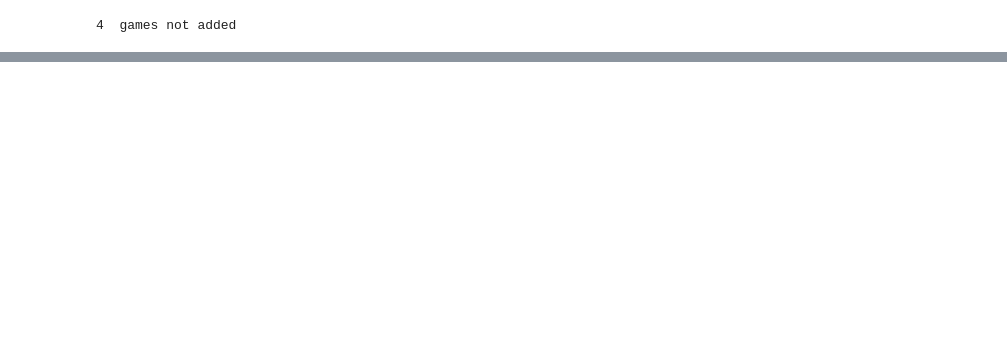
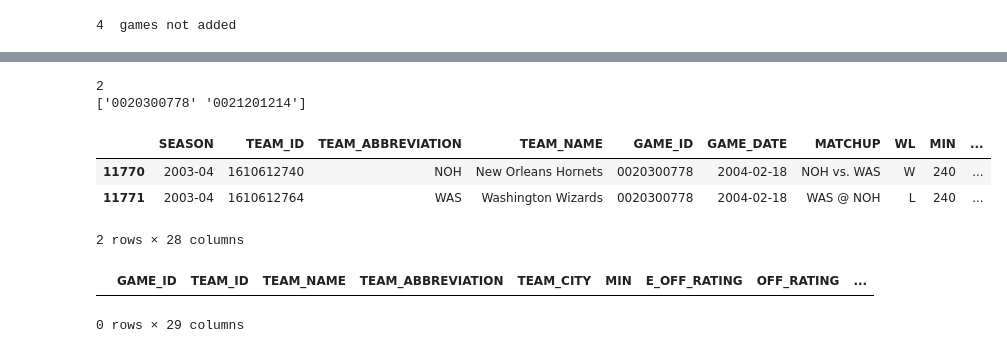
Before and after one commit to jnshzk/nba_beating_the_spread, a Jupyter notebook: nba_data_collection.ipynb, the cells around one changed output, grey strips where cells are left out. Saved outputs shown, nothing was run; the diff lists cells and outputs as text; code cells hidden in the pictures; blank space fills up the shorter version.

```diff
--- a/nba_data_collection.ipynb
+++ b/nba_data_collection.ipynb
@@ -415,0 +467,22 @@ team_advanced_boxscores_df.head()
+# %%
+team_advanced_boxscores_test = pd.read_sql('select * from team_advanced_boxscores', con)
+advanced_game_ids_test = team_advanced_boxscores_test['GAME_ID'].unique()
+
+missing_game_ids_test = np.setdiff1d(game_ids, advanced_game_ids_test)
+print(len(missing_game_ids_test))
+print(missing_game_ids_test)
+# %% [output]
+2
+['0020300778' '0021201214']
+# %%
+team_basic_boxscores_df[team_basic_boxscores_df['GAME_ID']=='0020300778']
+# %% [output]
+|  | SEASON | TEAM_ID | TEAM_ABBREVIATION | TEAM_NAME | GAME_ID | GAME_DATE | MATCHUP | WL | MIN | ... |
+| 11770 | 2003-04 | 1610612740 | NOH | New Orleans Hornets | 0020300778 | 2004-02-18 | NOH vs. WAS | W | 240 | ... |
+| 11771 | 2003-04 | 1610612764 | WAS | Washington Wizards | 0020300778 | 2004-02-18 | WAS @ NOH | L | 240 | ... |
+2 rows × 28 columns
+# %%
+team_advanced_boxscores[team_advanced_boxscores['GAME_ID']=='0021201214']
+# %% [output]
+|  | GAME_ID | TEAM_ID | TEAM_NAME | TEAM_ABBREVIATION | TEAM_CITY | MIN | E_OFF_RATING | OFF_RATING | ... |
+0 rows × 29 columns
```
Also changed, not shown: parts of 15 cells of this notebook, 1 other file.
